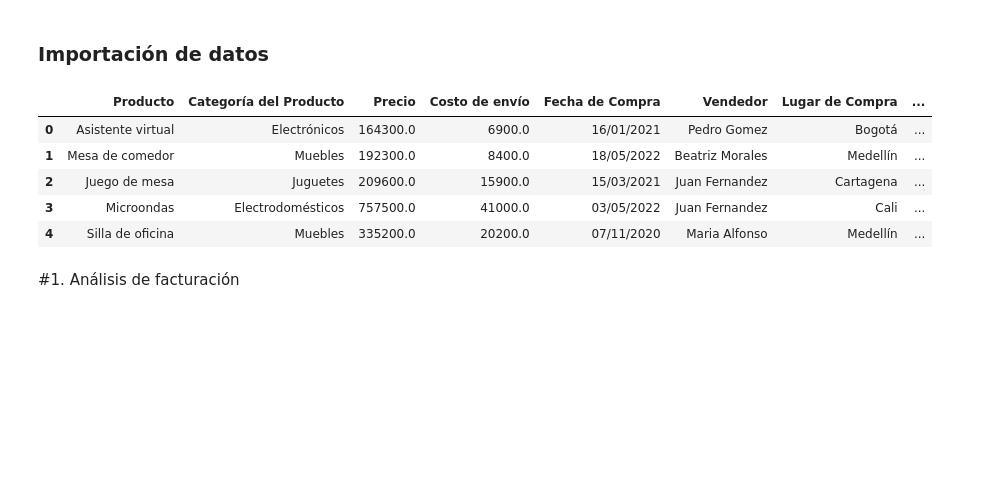
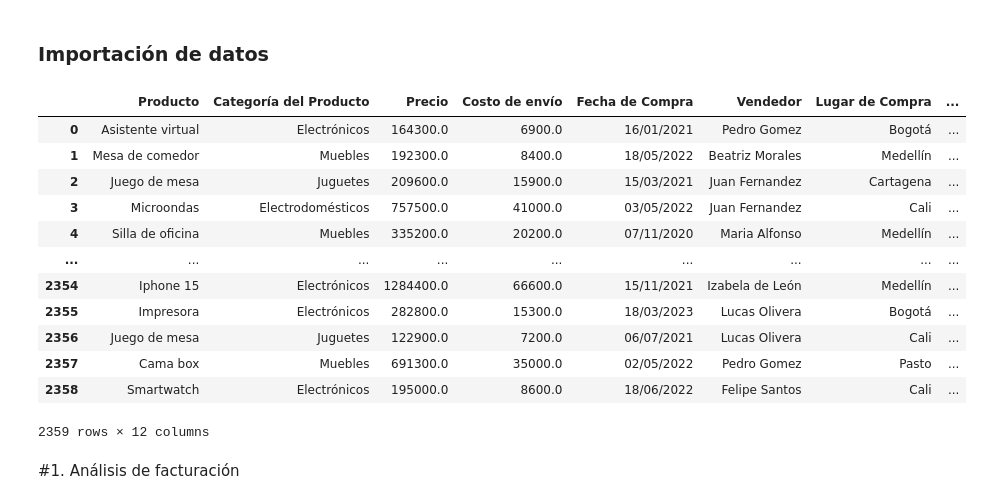
Before and after one commit to joaquincdlg/challenge1-data-science-latam, a Jupyter notebook: alurastorelatam.ipynb, the cells around one changed output. Cells and saved outputs as stored; diff of their text form; code cells hidden in the pictures; blank space fills up the shorter version.

```diff
--- a/alurastorelatam.ipynb
+++ b/alurastorelatam.ipynb
@@ -5,24 +5,31 @@
 # %%
 import pandas as pd
 
 url = "https://raw.githubusercontent.com/alura-es-cursos/challenge1-data-science-latam/refs/heads/main/base-de-datos-challenge1-latam/tienda_1%20.csv"
 url2 = "https://raw.githubusercontent.com/alura-es-cursos/challenge1-data-science-latam/refs/heads/main/base-de-datos-challenge1-latam/tienda_2.csv"
 url3 = "https://raw.githubusercontent.com/alura-es-cursos/challenge1-data-science-latam/refs/heads/main/base-de-datos-challenge1-latam/tienda_3.csv"
 url4 = "https://raw.githubusercontent.com/alura-es-cursos/challenge1-data-science-latam/refs/heads/main/base-de-datos-challenge1-latam/tienda_4.csv"
 
 tienda = pd.read_csv(url)
 tienda2 = pd.read_csv(url2)
 tienda3 = pd.read_csv(url3)
 tienda4 = pd.read_csv(url4)
 
-tienda.head()
+tienda
 # %% [output]
 |  | Producto | Categoría del Producto | Precio | Costo de envío | Fecha de Compra | Vendedor | Lugar de Compra | ... |
 | 0 | Asistente virtual | Electrónicos | 164300.0 | 6900.0 | 16/01/2021 | Pedro Gomez | Bogotá | ... |
 | 1 | Mesa de comedor | Muebles | 192300.0 | 8400.0 | 18/05/2022 | Beatriz Morales | Medellín | ... |
 | 2 | Juego de mesa | Juguetes | 209600.0 | 15900.0 | 15/03/2021 | Juan Fernandez | Cartagena | ... |
 | 3 | Microondas | Electrodomésticos | 757500.0 | 41000.0 | 03/05/2022 | Juan Fernandez | Cali | ... |
 | 4 | Silla de oficina | Muebles | 335200.0 | 20200.0 | 07/11/2020 | Maria Alfonso | Medellín | ... |
+| ... | ... | ... | ... | ... | ... | ... | ... | ... |
+| 2354 | Iphone 15 | Electrónicos | 1284400.0 | 66600.0 | 15/11/2021 | Izabela de León | Medellín | ... |
+| 2355 | Impresora | Electrónicos | 282800.0 | 15300.0 | 18/03/2023 | Lucas Olivera | Bogotá | ... |
+| 2356 | Juego de mesa | Juguetes | 122900.0 | 7200.0 | 06/07/2021 | Lucas Olivera | Cali | ... |
+| 2357 | Cama box | Muebles | 691300.0 | 35000.0 | 02/05/2022 | Pedro Gomez | Pasto | ... |
+| 2358 | Smartwatch | Electrónicos | 195000.0 | 8600.0 | 18/06/2022 | Felipe Santos | Cali | ... |
+2359 rows × 12 columns
 # %% [markdown]
 #1. Análisis de facturación
 # %% [markdown]
```
Also changed, not shown: parts of 13 cells of this notebook.
